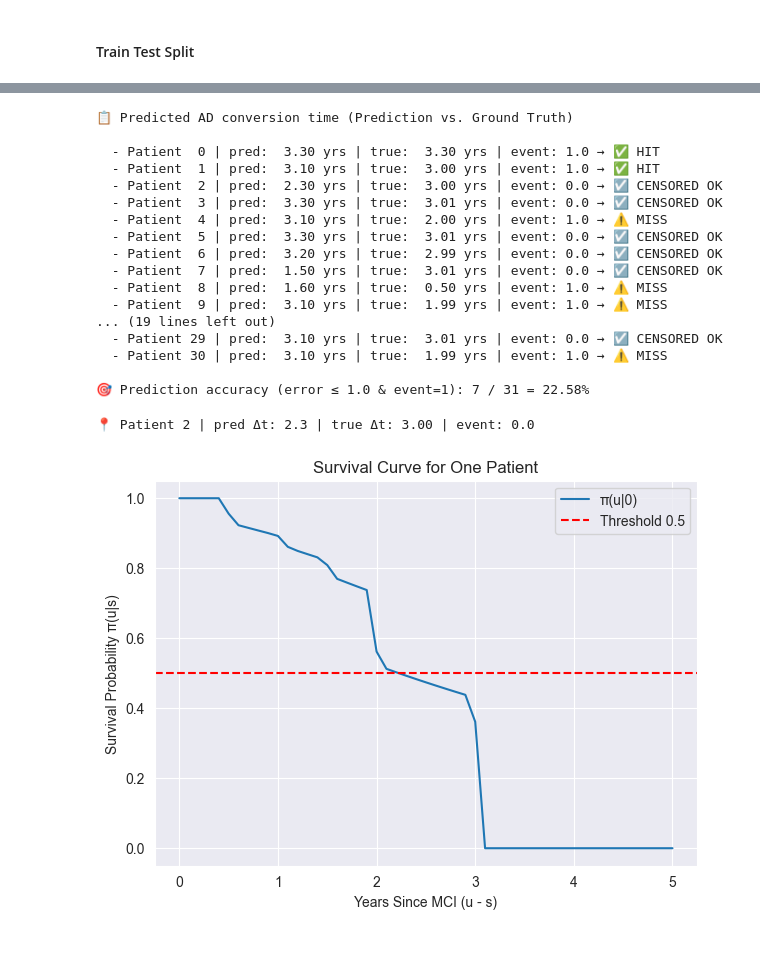
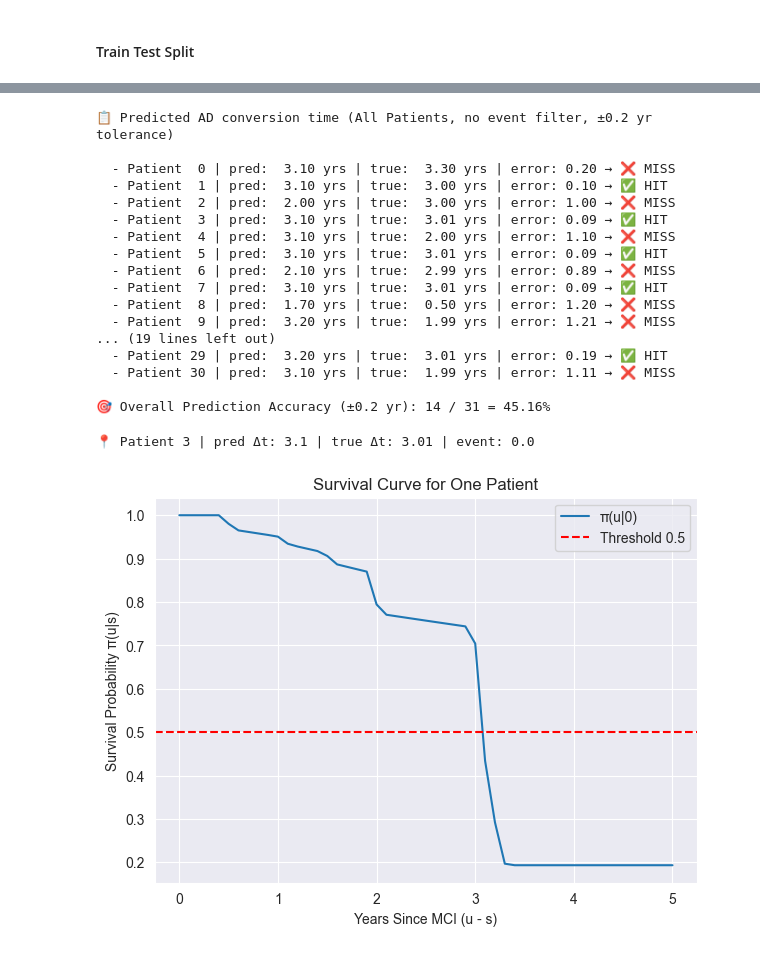
Before and after one commit to yumin04/AD_Multimodal, a Jupyter notebook: TFN_AD/AD_CoxModel_pytorch.ipynb, the cells around one changed output, grey strips where cells are left out. Saved outputs shown, nothing was run; the diff lists cells and outputs as text; code cells hidden in the pictures.

```diff
--- a/TFN_AD/AD_CoxModel_pytorch.ipynb
+++ b/TFN_AD/AD_CoxModel_pytorch.ipynb
@@ -240,16 +275,21 @@ epochs += 1
 model = CoxModel(input_dim=X_struct_train.shape[1]).to(device)
 optimizer = optim.Adam(model.parameters(), lr=learning_rate)
 
+# Move data to device
 X_struct_train = X_struct_train.to(device)
 X_image_train = X_image_train.to(device)
 time_train = time_train.to(device)
 event_train = event_train.to(device)
 
+# Debug: Confirm device
 print("X_struct_train:", X_struct_train.device)
 print("X_image_train:", X_image_train.device)
 print("time_train:", time_train.device)
 print("event_train:", event_train.device)
 
+# Initialize Efron penalty loss
+penalty_lambda = 0.01
+efron_loss_fn = Efron_loss_penalty(penalty=penalty_lambda).to(device)
 
 tq = trange(epochs, desc="Training")
 
@@ -258,7 +298,8 @@ for epoch in tq:
     optimizer.zero_grad()
 
     risk_scores = model(X_struct_train, X_image_train)
-    loss = cox_ph_loss(risk_scores, time_train, event_train)
+    loss, _, _, _ = efron_loss_fn(times=time_train, events=event_train, risk=risk_scores)
+
     loss.backward()
     optimizer.step()
 
@@ -323,53 +364,52 @@ with torch.no_grad():
     # ✅ Prediction
     pred = model(X_struct_test, X_image_test).cpu().numpy().reshape(-1)
     time_np = time_test.cpu().numpy().reshape(-1)
-    event_np = event_test.cpu().numpy().reshape(-1)
 
     # Step 1: Estimate baseline hazard
-    H0_table = estimate_baseline_hazard(time_np, event_np, pred)
+    H0_table = estimate_baseline_hazard(time_np, event_test.cpu().numpy(), pred)
     H0_func = lambda u: np.interp(u, list(H0_table.keys()), list(H0_table.values()))
 
     # Step 2: Predict time to AD
-    print("\n📋 Predicted AD conversion time (Prediction vs. Ground Truth)\n")
+    print("\n📋 Predicted AD conversion time (All Patients, no event filter, ±0.2 yr tolerance)\n")
 
-    match_count = 0
+    hit_count = 0
     total_count = 0
 
     for i, risk_score in enumerate(pred):
         t_pred = predict_time_to_AD(risk_score, H0_func, threshold=0.5)
         t_true = time_np[i]
-        event = event_np[i]
 
         if t_pred is not None:
             error = abs(t_pred - t_true)
-            is_hit = (error <= 1.0)
-            status = "✅ HIT" if is_hit and event == 1 else ("⚠️ MISS" if event == 1 else "☑️ CENSORED OK")
-            if is_hit and event == 1:
-                match_count += 1
-            total_count += 1
-            print(f"  - Patient {i:2d} | pred: {t_pred:5.2f} yrs | true: {t_true:5.2f} yrs | event: {event} → {status}")
+            is_hit = (error <= 0.2)
+            status = "✅ HIT" if is_hit else "❌ MISS"
+            if is_hit:
+                hit_count += 1
+            print(f"  - Patient {i:2d} | pred: {t_pred:5.2f} yrs | true: {t_true:5.2f} yrs | error: {error:.2f} → {status}")
         else:
-            print(f"  - Patient {i:2d} | pred:   None      | true: {t_true:5.2f} yrs | event: {event} → ❌ UNPREDICTED")
+            print(f"  - Patient {i:2d} | pred:   None      | true: {t_true:5.2f} yrs → ❌ UNPREDICTED")
 
-    print(f"\n🎯 Prediction accuracy (error ≤ 1.0 & event=1): {match_count} / {total_count} = {match_count/total_count:.2%}")
+        total_count += 1
+
+    print(f"\n🎯 Overall Prediction Accuracy (±0.2 yr): {hit_count} / {total_count} = {hit_count/total_count:.2%}")
 # %% [output]
-📋 Predicted AD conversion time (Prediction vs. Ground Truth)
+📋 Predicted AD conversion time (All Patients, no event filter, ±0.2 yr tolerance)
 
-  - Patient  0 | pred:  3.30 yrs | true:  3.30 yrs | event: 1.0 → ✅ HIT
-  - Patient  1 | pred:  3.10 yrs | true:  3.00 yrs | event: 1.0 → ✅ HIT
-  - Patient  2 | pred:  2.30 yrs | true:  3.00 yrs | event: 0.0 → ☑️ CENSORED OK
-  - Patient  3 | pred:  3.30 yrs | true:  3.01 yrs | event: 0.0 → ☑️ CENSORED OK
-  - Patient  4 | pred:  3.10 yrs | true:  2.00 yrs | event: 1.0 → ⚠️ MISS
-  - Patient  5 | pred:  3.30 yrs | true:  3.01 yrs | event: 0.0 → ☑️ CENSORED OK
-  - Patient  6 | pred:  3.20 yrs | true:  2.99 yrs | event: 0.0 → ☑️ CENSORED OK
-  - Patient  7 | pred:  1.50 yrs | true:  3.01 yrs | event: 0.0 → ☑️ CENSORED OK
-  - Patient  8 | pred:  1.60 yrs | true:  0.50 yrs | event: 1.0 → ⚠️ MISS
-  - Patient  9 | pred:  3.10 yrs | true:  1.99 yrs | event: 1.0 → ⚠️ MISS
+  - Patient  0 | pred:  3.10 yrs | true:  3.30 yrs | error: 0.20 → ❌ MISS
+  - Patient  1 | pred:  3.10 yrs | true:  3.00 yrs | error: 0.10 → ✅ HIT
+  - Patient  2 | pred:  2.00 yrs | true:  3.00 yrs | error: 1.00 → ❌ MISS
+  - Patient  3 | pred:  3.10 yrs | true:  3.01 yrs | error: 0.09 → ✅ HIT
+  - Patient  4 | pred:  3.10 yrs | true:  2.00 yrs | error: 1.10 → ❌ MISS
+  - Patient  5 | pred:  3.10 yrs | true:  3.01 yrs | error: 0.09 → ✅ HIT
+  - Patient  6 | pred:  2.10 yrs | true:  2.99 yrs | error: 0.89 → ❌ MISS
+  - Patient  7 | pred:  3.10 yrs | true:  3.01 yrs | error: 0.09 → ✅ HIT
+  - Patient  8 | pred:  1.70 yrs | true:  0.50 yrs | error: 1.20 → ❌ MISS
+  - Patient  9 | pred:  3.20 yrs | true:  1.99 yrs | error: 1.21 → ❌ MISS
 ... (19 lines left out)
-  - Patient 29 | pred:  3.10 yrs | true:  3.01 yrs | event: 0.0 → ☑️ CENSORED OK
-  - Patient 30 | pred:  3.10 yrs | true:  1.99 yrs | event: 1.0 → ⚠️ MISS
+  - Patient 29 | pred:  3.20 yrs | true:  3.01 yrs | error: 0.19 → ✅ HIT
+  - Patient 30 | pred:  3.10 yrs | true:  1.99 yrs | error: 1.11 → ❌ MISS
 
-🎯 Prediction accuracy (error ≤ 1.0 & event=1): 7 / 31 = 22.58%
+🎯 Overall Prediction Accuracy (±0.2 yr): 14 / 31 = 45.16%
 # %%
 import matplotlib.pyplot as plt
 import numpy as np
@@ -391,14 +431,14 @@ def plot_survival_curve(risk_score, H0_func, max_t=5.0, step=0.1):
     plt.grid(True)
     plt.show()
 # %%
-i = 2 # index of the patient
+i = 3 # index of the patient
 t_pred = predict_time_to_AD(pred[i], H0_func)
 t_true = time_np[i]
 event = event_np[i]
 
 print(f"📍 Patient {i} | pred Δt: {t_pred} | true Δt: {t_true:.2f} | event: {event}")
 
 plot_survival_curve(pred[i], H0_func)
 # %% [output]
-📍 Patient 2 | pred Δt: 2.3 | true Δt: 3.00 | event: 0.0
+📍 Patient 3 | pred Δt: 3.1 | true Δt: 3.01 | event: 0.0
-[figure, old version]
+[figure, new version]
```
Also changed, not shown: parts of 2 cells of this notebook.
